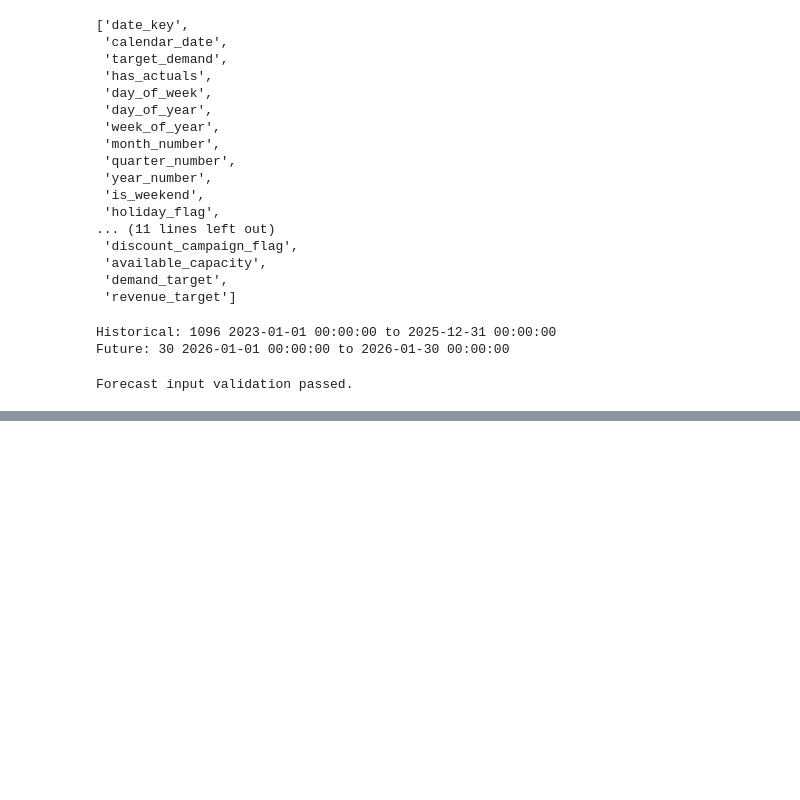
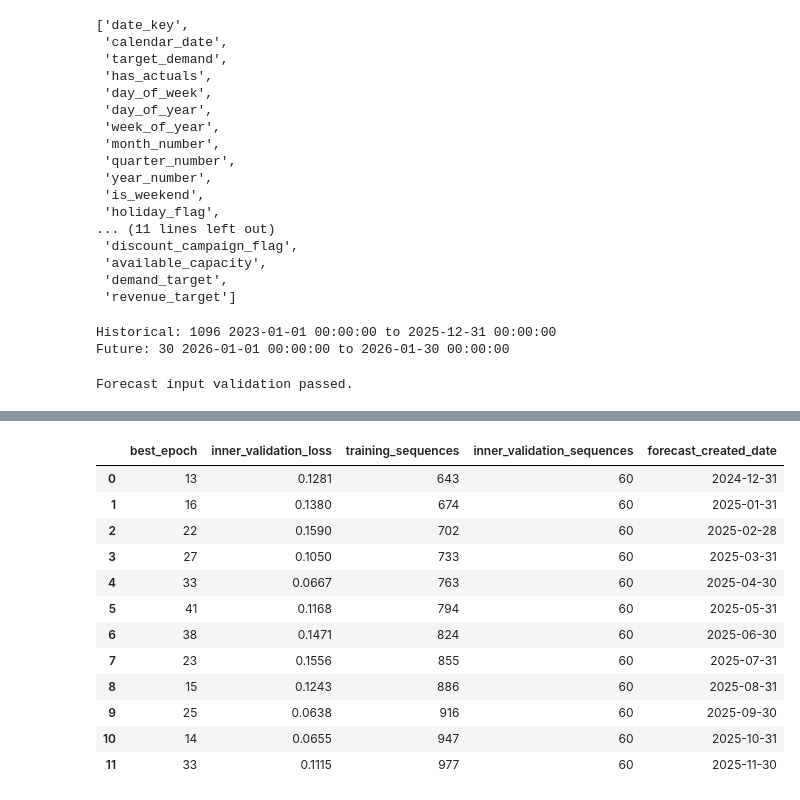
Before and after one commit to gnauhuhsaij/orlando-attraction-demand-revenue-planning, a Jupyter notebook: notebooks/01_forecast_exploration.ipynb, the cells around one changed output, grey strips where cells are left out. Saved outputs shown, nothing was run; the diff lists cells and outputs as text; code cells hidden in the pictures; blank space fills up the shorter version.

```diff
--- a/notebooks/01_forecast_exploration.ipynb
+++ b/notebooks/01_forecast_exploration.ipynb
@@ -108,0 +1845,82 @@ Forecast input validation passed.
+# %%
+lstm_prediction_folds = []
+lstm_fold_diagnostics = []
+
+for fold_number, cutoff in enumerate(
+    backtest_plan["forecast_created_date"]
+):
+    training_fold, validation_fold, _ = (
+        build_backtest_fold(
+            forecast_input,
+            cutoff=cutoff,
+            forecast_horizon=FORECAST_HORIZON,
+        )
+    )
+
+    (
+        predicted_demand,
+        diagnostics,
+    ) = fit_predict_lstm_fold(
+        training_fold=training_fold,
+        validation_fold=validation_fold,
+        seed=(
+            LSTM_RANDOM_SEED
+            + fold_number
+        ),
+    )
+
+    diagnostics[
+        "forecast_created_date"
+    ] = cutoff
+
+    lstm_fold_diagnostics.append(
+        diagnostics
+    )
+
+    validation_fold = (
+        validation_fold.sort_values(
+            "calendar_date"
+        )
+    )
+
+    lstm_prediction_folds.append(
+        pd.DataFrame({
+            "forecast_created_date": cutoff,
+            "target_date": validation_fold[
+                "calendar_date"
+            ].to_numpy(),
+            "horizon_days": (
+                validation_fold["calendar_date"]
+                - cutoff
+            ).dt.days.to_numpy(),
+            "model_name": "small_lstm",
+            "model_version": "1.0",
+            "predicted_demand": predicted_demand,
+            "actual_demand": validation_fold[
+                "target_demand"
+            ].to_numpy(),
+        })
+    )
+
+    print(
+        f"Completed fold {fold_number + 1}/12 "
+        f"through epoch "
+        f"{diagnostics['best_epoch']}."
+    )
+
+lstm_predictions = pd.concat(
+    lstm_prediction_folds,
+    ignore_index=True,
+)
+
+lstm_diagnostics = pd.DataFrame(
+    lstm_fold_diagnostics
+)
+
+assert len(lstm_predictions) == 360
+assert lstm_predictions.groupby(
+    "forecast_created_date"
+).size().eq(30).all()
+
+lstm_diagnostics.round(4)
+# %% [output]
@@ -108,0 +1939,13 @@ Forecast input validation passed.
+|  | best_epoch | inner_validation_loss | training_sequences | inner_validation_sequences | forecast_created_date |
+| 0 | 13 | 0.1281 | 643 | 60 | 2024-12-31 |
+| 1 | 16 | 0.1380 | 674 | 60 | 2025-01-31 |
+| 2 | 22 | 0.1590 | 702 | 60 | 2025-02-28 |
+| 3 | 27 | 0.1050 | 733 | 60 | 2025-03-31 |
+| 4 | 33 | 0.0667 | 763 | 60 | 2025-04-30 |
+| 5 | 41 | 0.1168 | 794 | 60 | 2025-05-31 |
+| 6 | 38 | 0.1471 | 824 | 60 | 2025-06-30 |
+| 7 | 23 | 0.1556 | 855 | 60 | 2025-07-31 |
+| 8 | 15 | 0.1243 | 886 | 60 | 2025-08-31 |
+| 9 | 25 | 0.0638 | 916 | 60 | 2025-09-30 |
+| 10 | 14 | 0.0655 | 947 | 60 | 2025-10-31 |
+| 11 | 33 | 0.1115 | 977 | 60 | 2025-11-30 |
```
Also changed, not shown: parts of 60 cells of this notebook, 13 other files.
